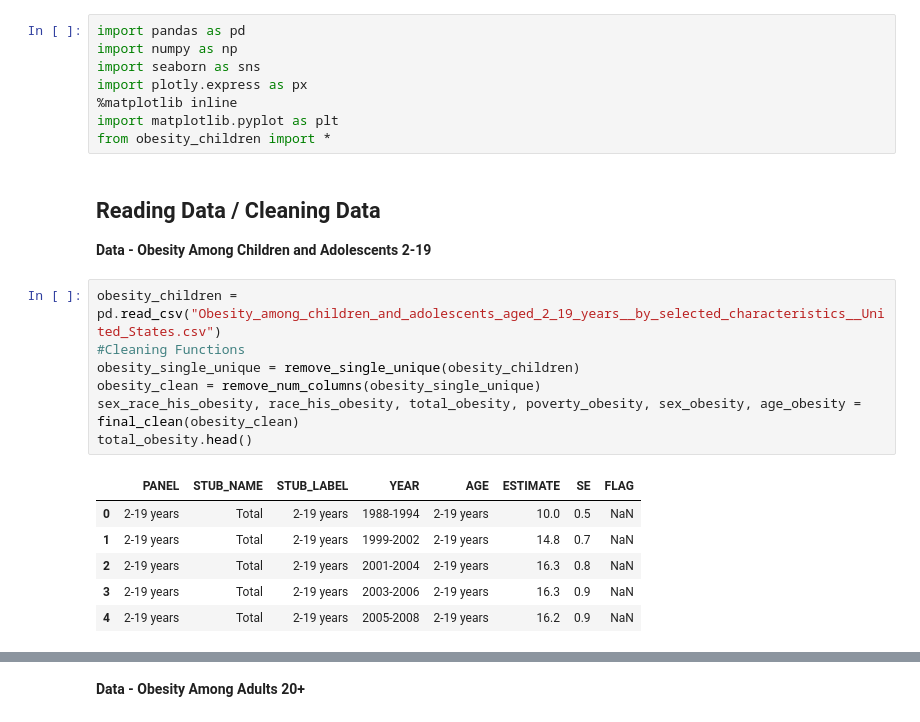
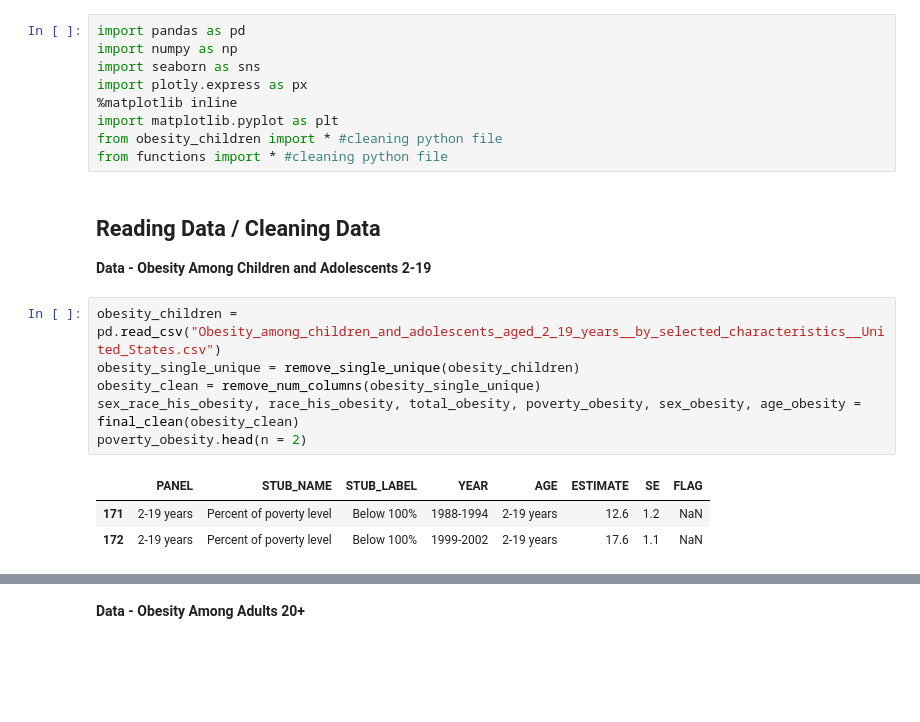
Before and after one commit to rafaymk02/Obesity-Factors-Analysis-US-, a Jupyter notebook: Progress_Report.ipynb, the cells around one changed output, grey strips where cells are left out. Saved outputs shown, nothing was run; the diff lists cells and outputs as text; blank space fills up the shorter version.

```diff
--- a/Progress_Report.ipynb
+++ b/Progress_Report.ipynb
@@ -11,21 +11,18 @@ import seaborn as sns
 import plotly.express as px
 %matplotlib inline
 import matplotlib.pyplot as plt
-from obesity_children import *
+from obesity_children import * #cleaning python file
+from functions import * #cleaning python file
 # %% [markdown]
 ## Reading Data / Cleaning Data
 **Data - Obesity Among Children and Adolescents 2-19**
 # %%
 obesity_children = pd.read_csv("Obesity_among_children_and_adolescents_aged_2_19_years__by_selected_characteristics__United_States.csv")
-#Cleaning Functions
 obesity_single_unique = remove_single_unique(obesity_children)
 obesity_clean = remove_num_columns(obesity_single_unique)
 sex_race_his_obesity, race_his_obesity, total_obesity, poverty_obesity, sex_obesity, age_obesity = final_clean(obesity_clean)
-total_obesity.head()
+poverty_obesity.head(n = 2)
 # %% [output]
 |  | PANEL | STUB_NAME | STUB_LABEL | YEAR | AGE | ESTIMATE | SE | FLAG |
-| 0 | 2-19 years | Total | 2-19 years | 1988-1994 | 2-19 years | 10.0 | 0.5 | NaN |
-| 1 | 2-19 years | Total | 2-19 years | 1999-2002 | 2-19 years | 14.8 | 0.7 | NaN |
-| 2 | 2-19 years | Total | 2-19 years | 2001-2004 | 2-19 years | 16.3 | 0.8 | NaN |
-| 3 | 2-19 years | Total | 2-19 years | 2003-2006 | 2-19 years | 16.3 | 0.9 | NaN |
-| 4 | 2-19 years | Total | 2-19 years | 2005-2008 | 2-19 years | 16.2 | 0.9 | NaN |
+| 171 | 2-19 years | Percent of poverty level | Below 100% | 1988-1994 | 2-19 years | 12.6 | 1.2 | NaN |
+| 172 | 2-19 years | Percent of poverty level | Below 100% | 1999-2002 | 2-19 years | 17.6 | 1.1 | NaN |
```
Also changed, not shown: parts of 15 cells of this notebook, 4 other files.
